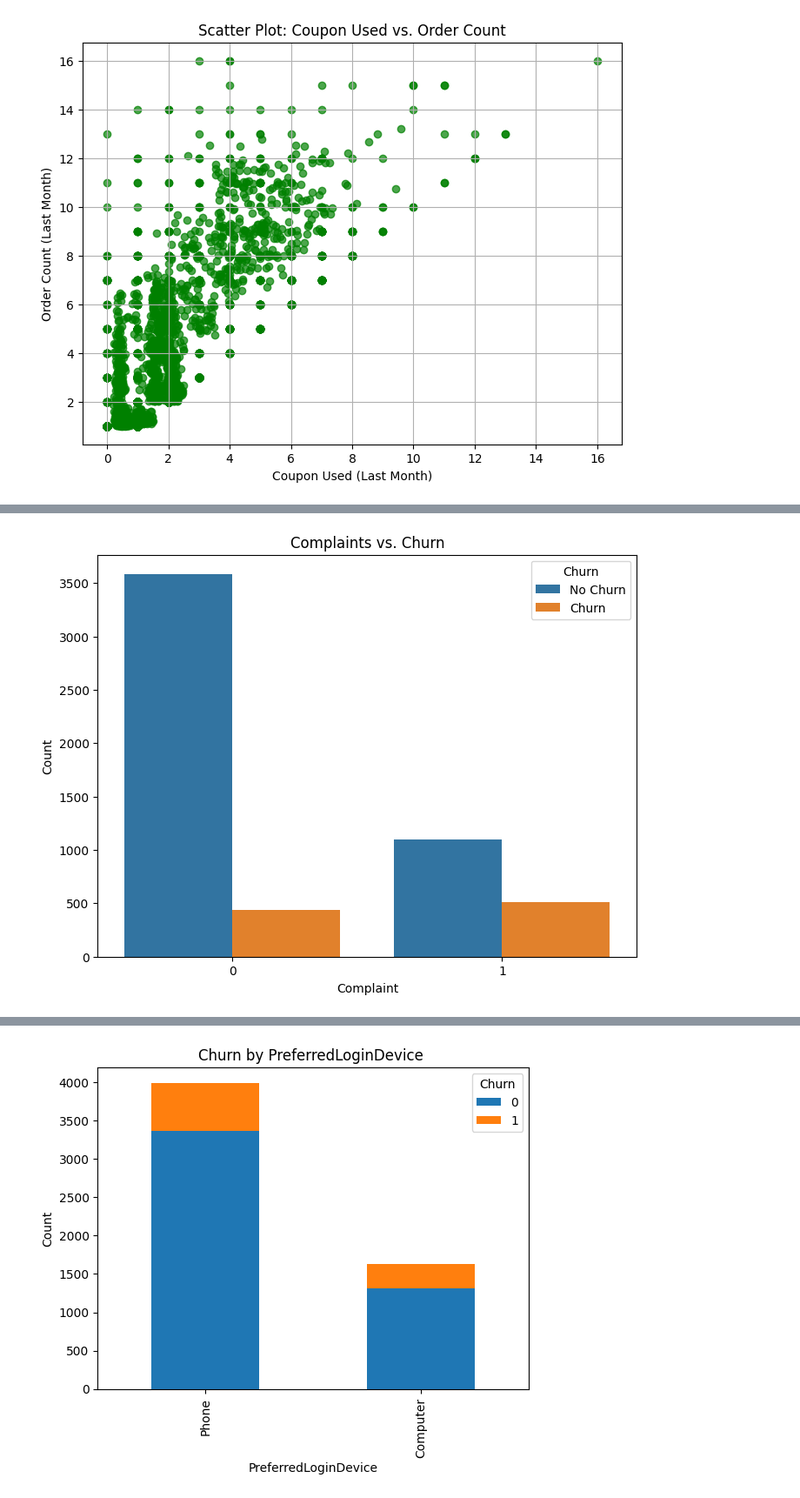
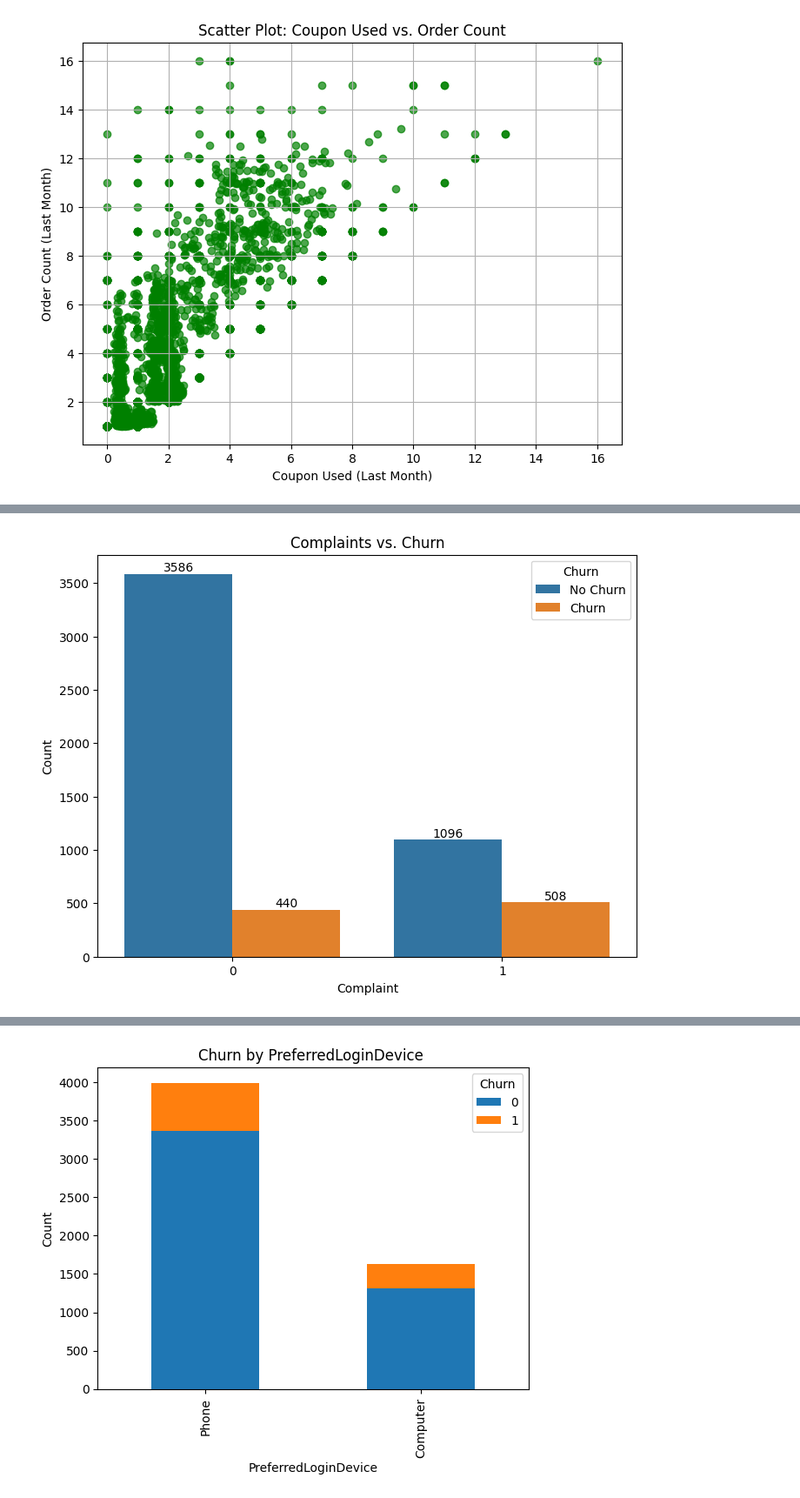
Before and after one commit to Aartizikre150/DAB-303, a Jupyter notebook: DAB303_Group_Project1.ipynb, the cells around one changed output, grey strips where cells are left out. Shown at 87% size. Drawn from its saved outputs; the diff is of its cells as text; code cells hidden in the pictures.

```diff
--- a/DAB303_Group_Project1.ipynb
+++ b/DAB303_Group_Project1.ipynb
@@ -294,11 +305,19 @@ plt.show()
 # %%
 # Create a count plot to visualize the distribution of complaints among churned and non-churned customers
 plt.figure(figsize=(8, 6))
-sns.countplot(data=data_encoded, x='Complain', hue='Churn')
+ax = sns.countplot(data=data_encoded, x='Complain', hue='Churn')
 plt.title('Complaints vs. Churn')
 plt.xlabel('Complaint')
 plt.ylabel('Count')
 plt.legend(title='Churn', labels=['No Churn', 'Churn'])
+
+# Adding annotations
+for p in ax.patches:
+    width = p.get_width()
+    height = p.get_height()
+    x, y = p.get_xy()
+    ax.annotate(f'{int(height)}', (x + width/2, y + height), ha='center', va='bottom', fontsize=10, color='black')
+
 plt.show()
 # %% [output]
-[figure, old version]
+[figure, new version]
```
Also changed, not shown: parts of 3 cells of this notebook.
